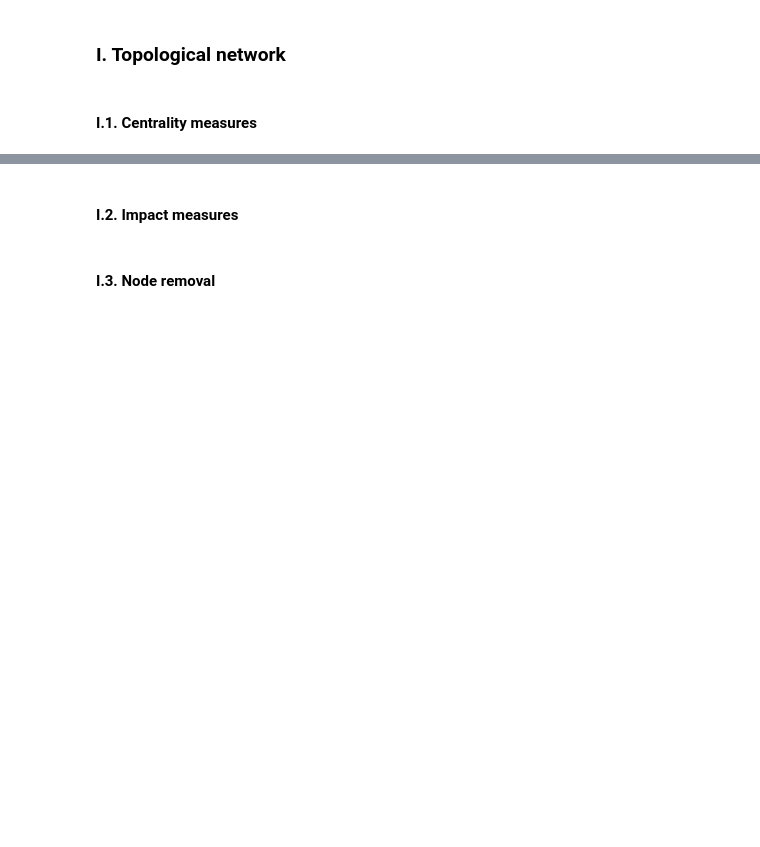
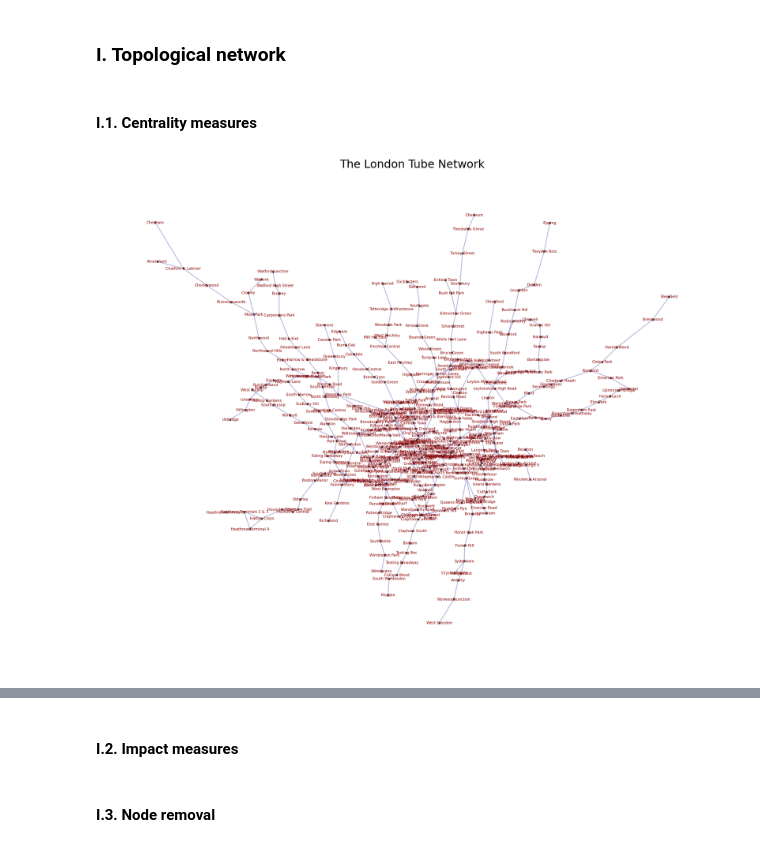
Before and after one commit to ZongheMa/CASA0002_Urban_Simulation, a Jupyter notebook: Urban Simulation Assessment.ipynb, the cells around one changed output, grey strips where cells are left out. Drawn from its saved outputs; the diff is of its cells as text; code cells hidden in the pictures; blank space fills up the shorter version.

Commit message:
visualization

```diff
--- a/Urban Simulation Assessment.ipynb
+++ b/Urban Simulation Assessment.ipynb
@@ -31,0 +18,19 @@ print("Degree sequence: ", degree_sequence)
+# %%
+# Extract 'x' and 'y' values from 'coords' attribute
+for node in G.nodes():
+    coords = G.nodes[node]['coords'].split(',')
+    G.nodes[node]['x'] = float(coords[0].strip("()"))
+    G.nodes[node]['y'] = float(coords[1].strip("()"))
+
+pos = {node: (G.nodes[node]['x'], G.nodes[node]['y']) for node in G.nodes()}
+# pos = nx.spring_layout(G)
+fig = plt.figure(figsize=(15, 12), dpi=150)
+nx.draw_networkx_edges(G, pos, edge_color='darkblue', alpha=0.3)
+nx.draw_networkx_nodes(G, pos, node_size=5, node_color='black', alpha=0.5, label='Stations')
+nx.draw_networkx_labels(G, pos, font_size=5, font_color='darkred')
+plt.axis("off")
+plt.title('The London Tube Network', fontsize=15)
+
+plt.show()
+# %% [output]
+[figure, added]
```
Also changed, not shown: parts of 41 cells of this notebook, 2 other files.
